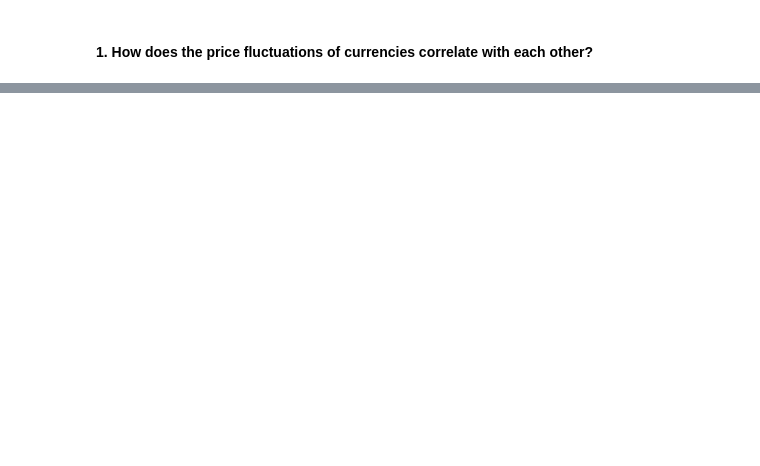
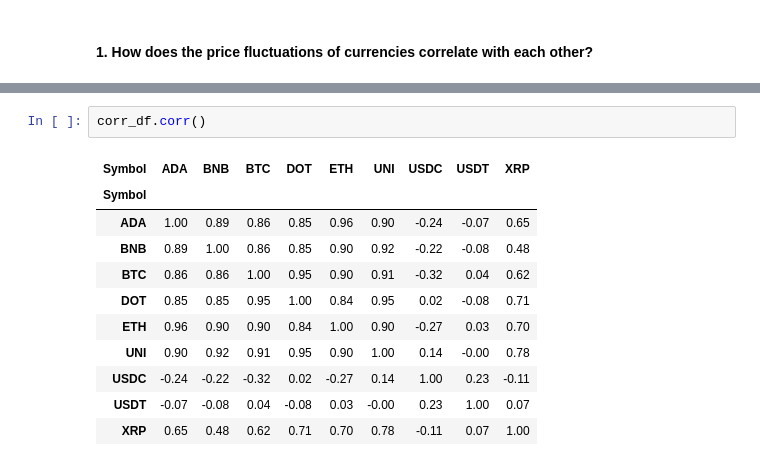
Before and after one commit to henryone0910/Crypto-Analysis, a Jupyter notebook: Final.ipynb, the cells around one changed output, grey strips where cells are left out. Drawn from its saved outputs; the diff is of its cells as text; blank space fills up the shorter version.

```diff
--- a/Final.ipynb
+++ b/Final.ipynb
@@ -489,0 +628,14 @@ array([1, 2, 3])
+# %%
+corr_df.corr()
+# %% [output]
+| Symbol | ADA | BNB | BTC | DOT | ETH | UNI | USDC | USDT | XRP |
+| Symbol |  |  |  |  |  |  |  |  |  |
+| ADA | 1.00 | 0.89 | 0.86 | 0.85 | 0.96 | 0.90 | -0.24 | -0.07 | 0.65 |
+| BNB | 0.89 | 1.00 | 0.86 | 0.85 | 0.90 | 0.92 | -0.22 | -0.08 | 0.48 |
+| BTC | 0.86 | 0.86 | 1.00 | 0.95 | 0.90 | 0.91 | -0.32 | 0.04 | 0.62 |
+| DOT | 0.85 | 0.85 | 0.95 | 1.00 | 0.84 | 0.95 | 0.02 | -0.08 | 0.71 |
+| ETH | 0.96 | 0.90 | 0.90 | 0.84 | 1.00 | 0.90 | -0.27 | 0.03 | 0.70 |
+| UNI | 0.90 | 0.92 | 0.91 | 0.95 | 0.90 | 1.00 | 0.14 | -0.00 | 0.78 |
+| USDC | -0.24 | -0.22 | -0.32 | 0.02 | -0.27 | 0.14 | 1.00 | 0.23 | -0.11 |
+| USDT | -0.07 | -0.08 | 0.04 | -0.08 | 0.03 | -0.00 | 0.23 | 1.00 | 0.07 |
+| XRP | 0.65 | 0.48 | 0.62 | 0.71 | 0.70 | 0.78 | -0.11 | 0.07 | 1.00 |
```
Also changed, not shown: parts of 28 cells of this notebook, 1 other file.
